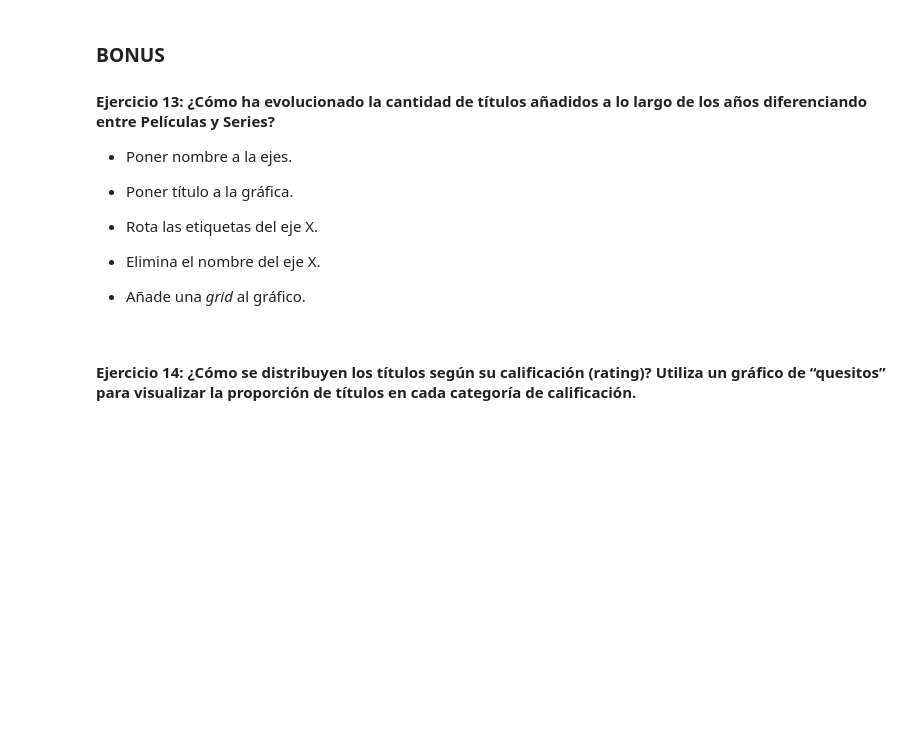
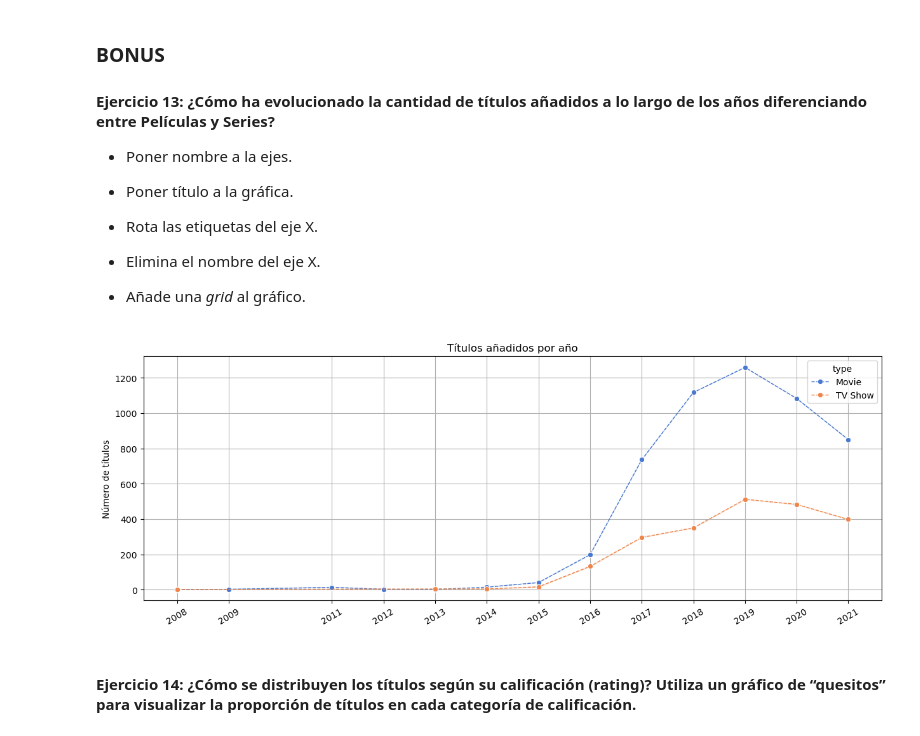
Before and after one commit to MiguelLopezVirues/modulo2_leccion4_pandas_visualizacion, a Jupyter notebook: laboratorio-modulo2-leccion04-visualizacion.ipynb, the cells around one changed output. Drawn from its saved outputs; the diff is of its cells as text; code cells hidden in the pictures; blank space fills up the shorter version.

```diff
--- a/laboratorio-modulo2-leccion04-visualizacion.ipynb
+++ b/laboratorio-modulo2-leccion04-visualizacion.ipynb
@@ -357,5 +368,30 @@ plt.show()
 - Elimina el nombre del eje X.
 
 - Añade una *grid* al gráfico.
+# %%
+netflix["register"] = 1
+anio_max = netflix["year_added"].max()
+anio_min = netflix["year_added"].min()
+filtro_años = netflix["year_added"].between(anio_min,anio_max,inclusive="both")
+netflix_filtrado = netflix[ filtro_rating & filtro_años ]
+# %%
+plt.figure(figsize=(15,5))
+plt.title("Títulos añadidos por año")
+sns.lineplot(data=netflix_filtrado,
+            x="year_added",
+            y="register",
+            hue="type",
+            estimator="sum",
+            marker="o",
+            linewidth = 1,
+            linestyle = "dashed",
+            palette="muted")
+plt.ylabel("Número de títulos")
+plt.xlabel(None)
+plt.xticks(ticks=netflix_filtrado["year_added"].unique(),rotation=30)
+plt.grid()
+plt.show()
+# %% [output]
+[figure, added]
 # %% [markdown]
 #### Ejercicio 14: ¿Cómo se distribuyen los títulos según su calificación (rating)? Utiliza un gráfico de “quesitos” para visualizar la proporción de títulos en cada categoría de calificación.
```
Also changed, not shown: parts of 15 cells of this notebook, 1 other file.
